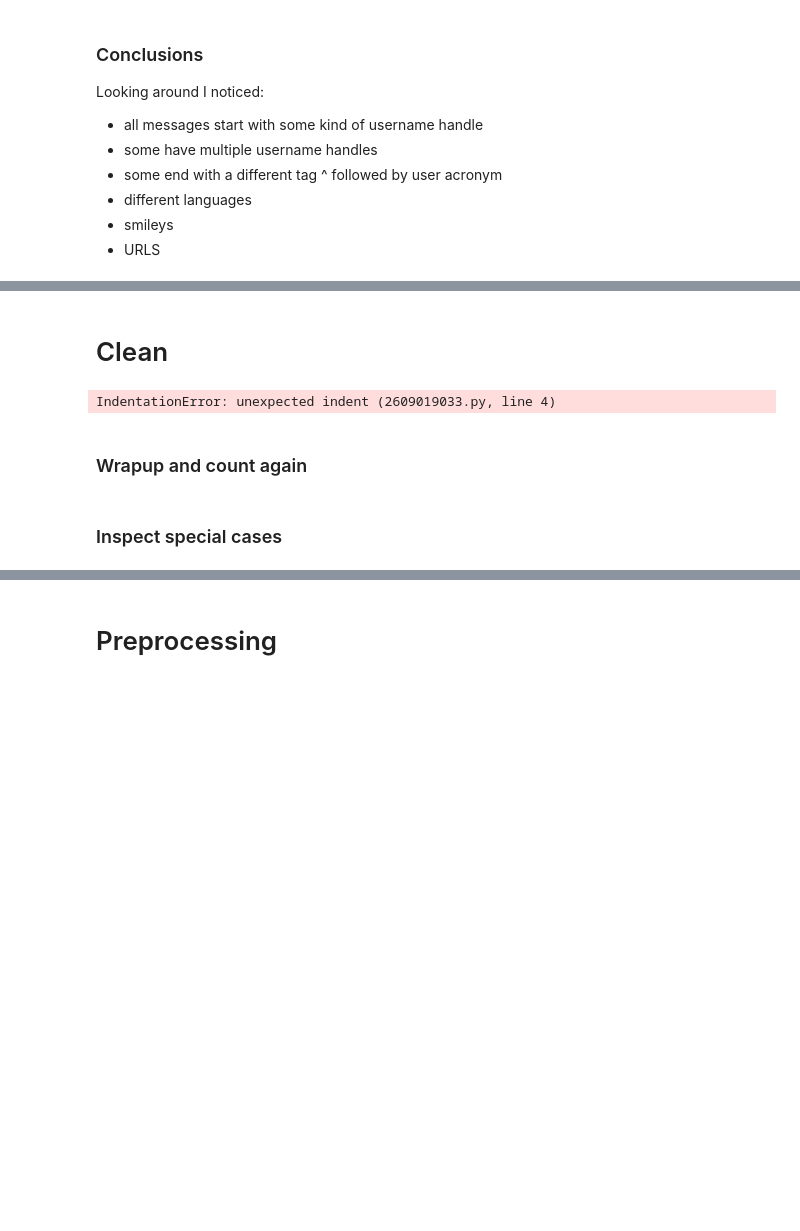
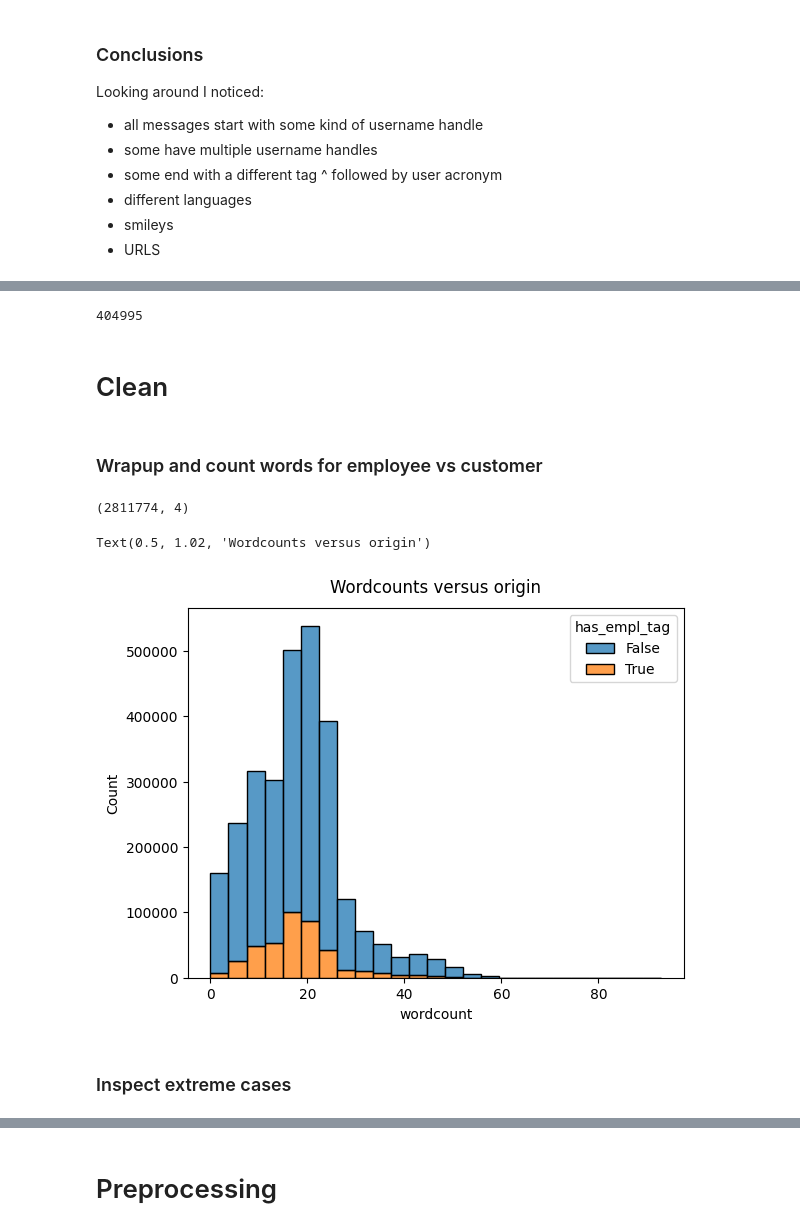
Before and after one commit to DiederikCvB/helpdesk-topics, a Jupyter notebook: Experiments/Topic_model.ipynb, the cells around one changed output, grey strips where cells are left out. Saved outputs shown, nothing was run; the diff lists cells and outputs as text; code cells hidden in the pictures; blank space fills up the shorter version.

Commit message:
Finalize model of data without employee tags

```diff
--- a/Experiments/Topic_model.ipynb
+++ b/Experiments/Topic_model.ipynb
@@ -59,0 +101,4 @@ These messages do not give any useful information for automation. That is why it
+# %%
+# Check the employee tag and save as indicator
+df['has_empl_tag'] = df['text'].str.contains(r'[\^\-][A-Z\d]+[\s]*$')
+df.head(n=20)
@@ -60,9 +123,12 @@ These messages do not give any useful information for automation. That is why it
+# %%
+df['has_empl_tag'].sum()
+# %% [output]
+404995
 # %% [markdown]
 # Clean
 # %%
 #Remove all @ tags
 def remove_ats(text):
-    print(text)
     at_pattern = re.compile('@[a-zA-Z\d_]+')
     return at_pattern.sub(r'', text)
 
@@ -71,7 +137,7 @@ def remove_ats(text):
 def remove_tag(text):
     at_pattern = re.compile('[\^\-][A-Z\d]+$')
     return at_pattern.sub(r'', text)
-#
+
 #Remove URLS
 def remove_urls(text):
     url_pattern = re.compile(r'https?://\S+|www\.\S+')
@@ -97,16 +163,21 @@ def remove_emoji(text):
 
 #Remove newlines.
 def remove_specialchars(text):
-    char_pattern = re.compile('[\n]')
+    char_pattern = re.compile('[\n\'\"]')
     return char_pattern.sub(r'', text)
 
-#Remove only non-letters
+#Replace hashtags with spaces, these could be useful words so we want to recover them
+def replace_hashtags(text):
+    char_pattern = re.compile('[\#]')
+    return char_pattern.sub(r' ', text)
+
+def clean_df(df):
+    df = df.apply(remove_ats) \
+        .apply(remove_tag) \
+        .apply(remove_urls) \
+        .apply(remove_emoji) \
+        .apply(remove_specialchars) \
+        .apply(replace_hashtags)
+    return df
 # %%
-df['clean_text'] = df['text'].apply(remove_ats) \
-                                .apply(remove_urls) \
-                                .apply(remove_emoji) \
-                                .apply(remove_specialchars)
+df['clean_text'] = clean_df(df['text'])
-# %% [output]
-IndentationError: unexpected indent (2609019033.py, line 4)
-# %%
-df['has_empl_tag'] = df['clean_text'].contains('^')
@@ -115,12 +184,19 @@ df.head(n=25)
 # %% [markdown]
-### Wrapup and count again
+### Wrapup and count words for employee vs customer
 # %%
 df = df.dropna(subset='clean_text')
 print(df.shape)
 df["wordcount"] = df["clean_text"].str.split().str.len()
-df['wordcount'].hist(bins=20)
+# %% [output]
+(2811774, 4)
+# %%
+sns.histplot(data=df, x="wordcount", hue="has_empl_tag", bins=25, multiple="stack")
+plt.title("Wordcounts versus origin", y=1.02)
+# %% [output]
+Text(0.5, 1.02, 'Wordcounts versus origin')
+[figure, added]
 # %% [markdown]
-### Inspect special cases
+### Inspect extreme cases
 # %%
 pd.set_option('display.max_rows', 50)
 small = df.loc[df["wordcount"]<2,:].head(n=20)
```
Also changed, not shown: parts of 49 cells of this notebook, 1 other file.
